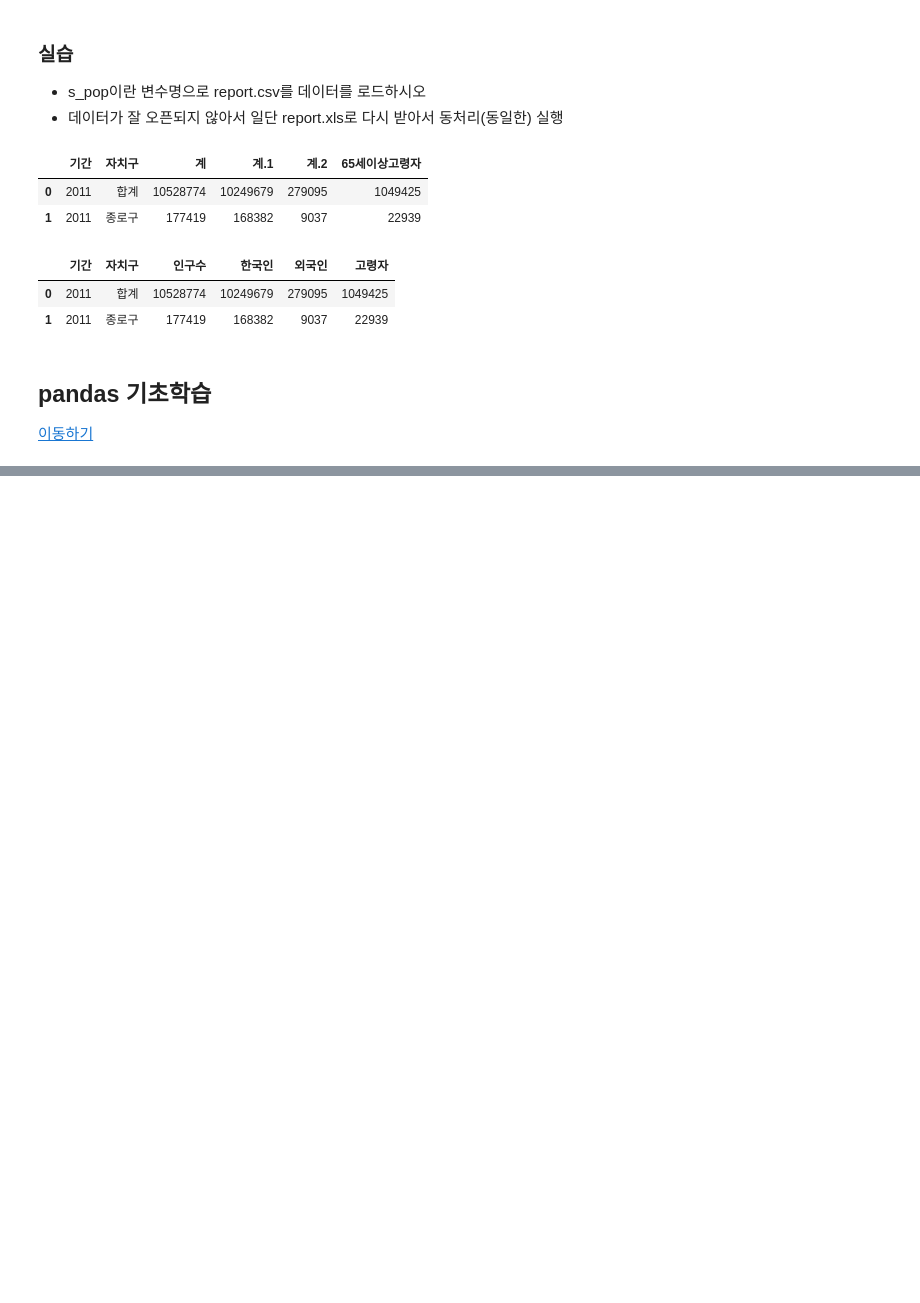
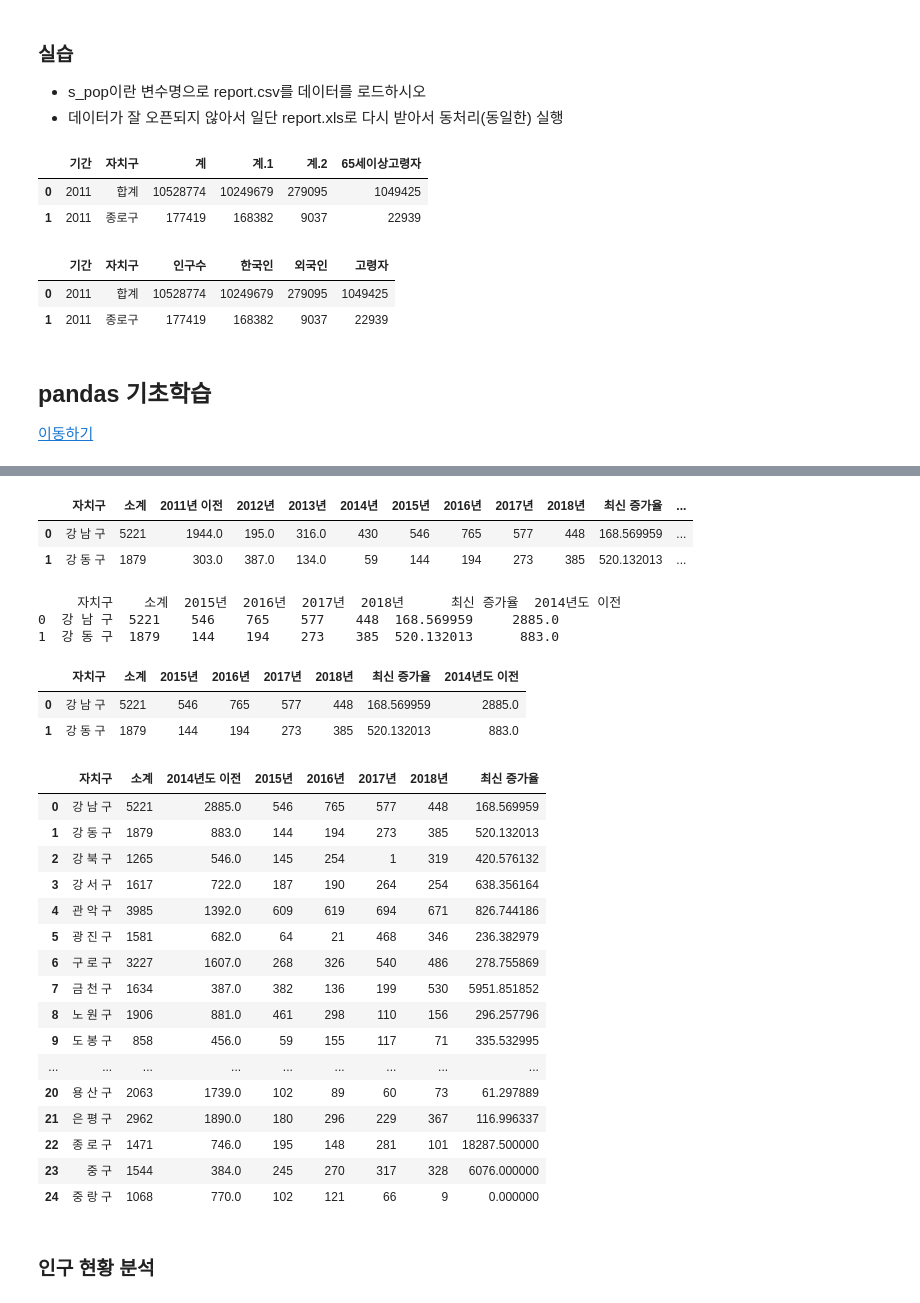
Before and after one commit to JeongsuMoon1/py_projects, a Jupyter notebook: analysis/pandas/processing/step1_populate_per_cctv_analysis.ipynb, the cells around one changed output, grey strips where cells are left out. Drawn from its saved outputs; the diff is of its cells as text; code cells hidden in the pictures; blank space fills up the shorter version.

```diff
--- a/analysis/pandas/processing/step1_populate_per_cctv_analysis.ipynb
+++ b/analysis/pandas/processing/step1_populate_per_cctv_analysis.ipynb
@@ -136,0 +312,55 @@ s_pop.head(2)
+# %%
+# 2011년이전~2012, 2013, 2014 까지를 합산하여, 새로운 컬럼 2014년도 이전을 생성
+s_cctv[ '2014년도 이전' ] = s_cctv.iloc[ :, [2,3,4,5]  ].sum(axis=1)
+# %%
+s_cctv.head(2)
+# %% [output]
+|  | 자치구 | 소계 | 2011년 이전 | 2012년 | 2013년 | 2014년 | 2015년 | 2016년 | 2017년 | 2018년 | 최신 증가율 | ... |
+| 0 | 강 남 구 | 5221 | 1944.0 | 195.0 | 316.0 | 430 | 546 | 765 | 577 | 448 | 168.569959 | ... |
+| 1 | 강 동 구 | 1879 | 303.0 | 387.0 | 134.0 | 59 | 144 | 194 | 273 | 385 | 520.132013 | ... |
+# %%
+rm_cols = s_cctv.columns[2:6]
+# %%
+try:
+    # 제거
+    s_cctv.drop( rm_cols, inplace=True, axis=1 )
+    print( s_cctv.head(2) )
+except Exception as e:
+    pass
+# %% [output]
+     자치구    소계  2015년  2016년  2017년  2018년      최신 증가율  2014년도 이전
+0  강 남 구  5221    546    765    577    448  168.569959     2885.0
+1  강 동 구  1879    144    194    273    385  520.132013      883.0
+# %%
+s_cctv.head(2)
+# %% [output]
+|  | 자치구 | 소계 | 2015년 | 2016년 | 2017년 | 2018년 | 최신 증가율 | 2014년도 이전 |
+| 0 | 강 남 구 | 5221 | 546 | 765 | 577 | 448 | 168.569959 | 2885.0 |
+| 1 | 강 동 구 | 1879 | 144 | 194 | 273 | 385 | 520.132013 | 883.0 |
+# %%
+# 최신증가율을 다시 계산해서 세팅
+tmp = s_cctv.iloc[ :, [2,3,4,5]  ].sum(axis=1)
+s_cctv[ '최신증가율' ] = tmp / s_cctv[ '2014년도 이전' ] * 100
+# 펜시 인덱싱을 통함 컬럼 재배치 후 사본 리턴
+s_cctv = s_cctv.iloc[ :, [0,1,7,2,3,4,5,6] ]
+s_cctv
+# %% [output]
+|  | 자치구 | 소계 | 2014년도 이전 | 2015년 | 2016년 | 2017년 | 2018년 | 최신 증가율 |
+| 0 | 강 남 구 | 5221 | 2885.0 | 546 | 765 | 577 | 448 | 168.569959 |
+| 1 | 강 동 구 | 1879 | 883.0 | 144 | 194 | 273 | 385 | 520.132013 |
+| 2 | 강 북 구 | 1265 | 546.0 | 145 | 254 | 1 | 319 | 420.576132 |
+| 3 | 강 서 구 | 1617 | 722.0 | 187 | 190 | 264 | 254 | 638.356164 |
+| 4 | 관 악 구 | 3985 | 1392.0 | 609 | 619 | 694 | 671 | 826.744186 |
+| 5 | 광 진 구 | 1581 | 682.0 | 64 | 21 | 468 | 346 | 236.382979 |
+| 6 | 구 로 구 | 3227 | 1607.0 | 268 | 326 | 540 | 486 | 278.755869 |
+| 7 | 금 천 구 | 1634 | 387.0 | 382 | 136 | 199 | 530 | 5951.851852 |
+| 8 | 노 원 구 | 1906 | 881.0 | 461 | 298 | 110 | 156 | 296.257796 |
+| 9 | 도 봉 구 | 858 | 456.0 | 59 | 155 | 117 | 71 | 335.532995 |
+| ... | ... | ... | ... | ... | ... | ... | ... | ... |
+| 20 | 용 산 구 | 2063 | 1739.0 | 102 | 89 | 60 | 73 | 61.297889 |
+| 21 | 은 평 구 | 2962 | 1890.0 | 180 | 296 | 229 | 367 | 116.996337 |
+| 22 | 종 로 구 | 1471 | 746.0 | 195 | 148 | 281 | 101 | 18287.500000 |
+| 23 | 중 구 | 1544 | 384.0 | 245 | 270 | 317 | 328 | 6076.000000 |
+| 24 | 중 랑 구 | 1068 | 770.0 | 102 | 121 | 66 | 9 | 0.000000 |
+# %% [markdown]
+### 인구 현황 분석
```
Also changed, not shown: parts of 50 cells of this notebook, 5 other files.
